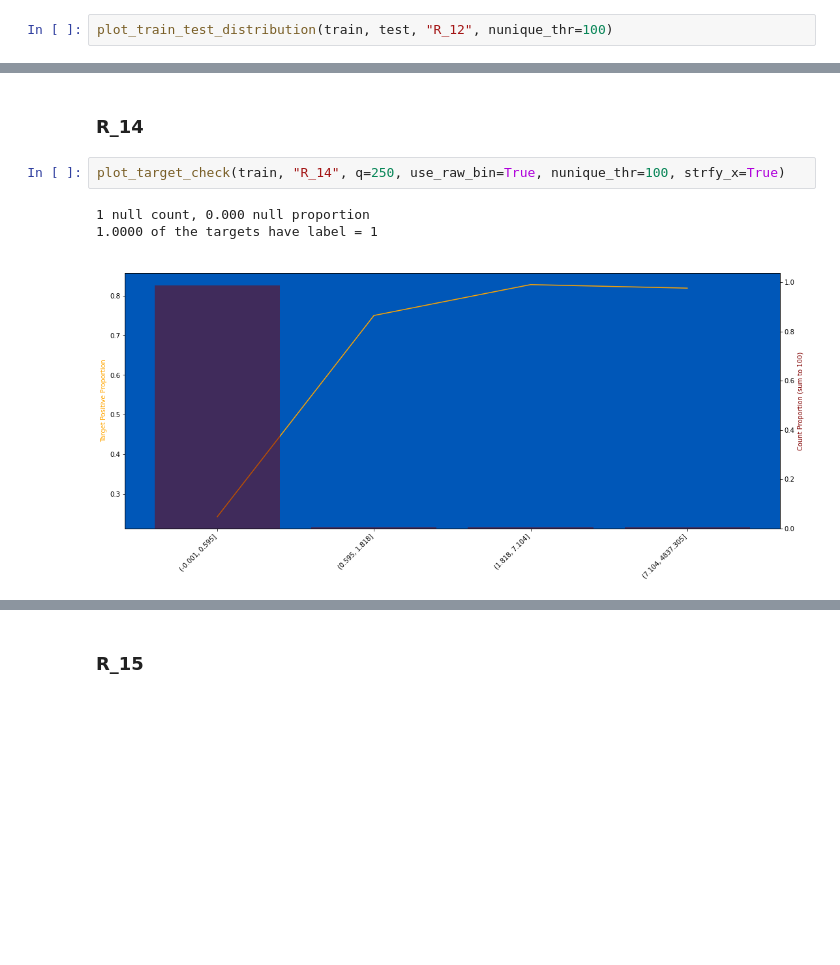
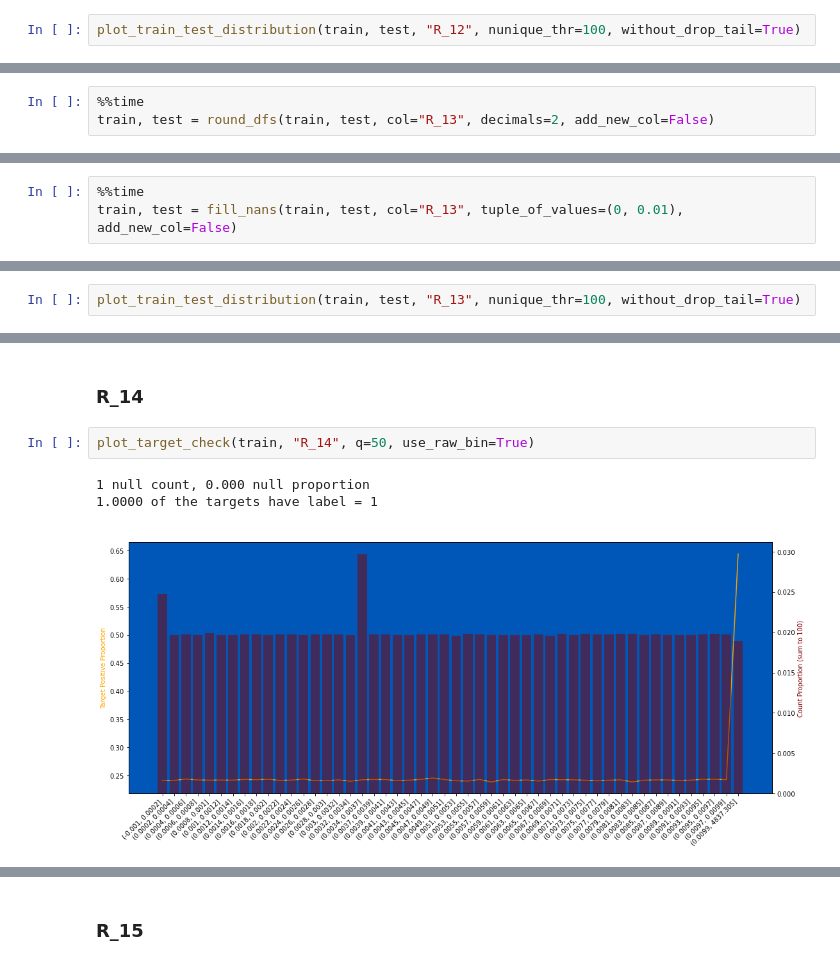
Before and after one commit to waikey-lee/kaggle-amex, a Jupyter notebook: notebooks/1b.clean_risk.ipynb, the cells around one changed output, grey strips where cells are left out. Cells and saved outputs as stored; diff of their text form; blank space fills up the shorter version.

```diff
--- a/notebooks/1b.clean_risk.ipynb
+++ b/notebooks/1b.clean_risk.ipynb
@@ -255,3 +503,3 @@ plot_target_check(train, "R_12", q=50, use_raw_bin=True, strfy_x=True, nunique_t
 # %%
-plot_train_test_distribution(train, test, "R_12", nunique_thr=100)
+plot_train_test_distribution(train, test, "R_12", nunique_thr=100, without_drop_tail=True)
 # %% [output]
@@ -271,0 +516,3 @@ nan of the targets have label = 1
+# %%
+%%time
+train, test = round_dfs(train, test, col="R_13", decimals=2, add_new_col=False)
@@ -271,0 +531,3 @@ nan of the targets have label = 1
+# %%
+%%time
+train, test = fill_nans(train, test, col="R_13", tuple_of_values=(0, 0.01), add_new_col=False)
@@ -271,0 +544,2 @@ nan of the targets have label = 1
+# %%
+plot_train_test_distribution(train, test, "R_13", nunique_thr=100, without_drop_tail=True)
@@ -272,8 +549,8 @@ nan of the targets have label = 1
 # %% [markdown]
 ### R_14
 # %%
-plot_target_check(train, "R_14", q=250, use_raw_bin=True, nunique_thr=100, strfy_x=True)
+plot_target_check(train, "R_14", q=50, use_raw_bin=True)
 # %% [output]
 1 null count, 0.000 null proportion
 1.0000 of the targets have label = 1
-[figure, old version]
+[figure, new version]
```
Also changed, not shown: parts of 192 cells of this notebook.
